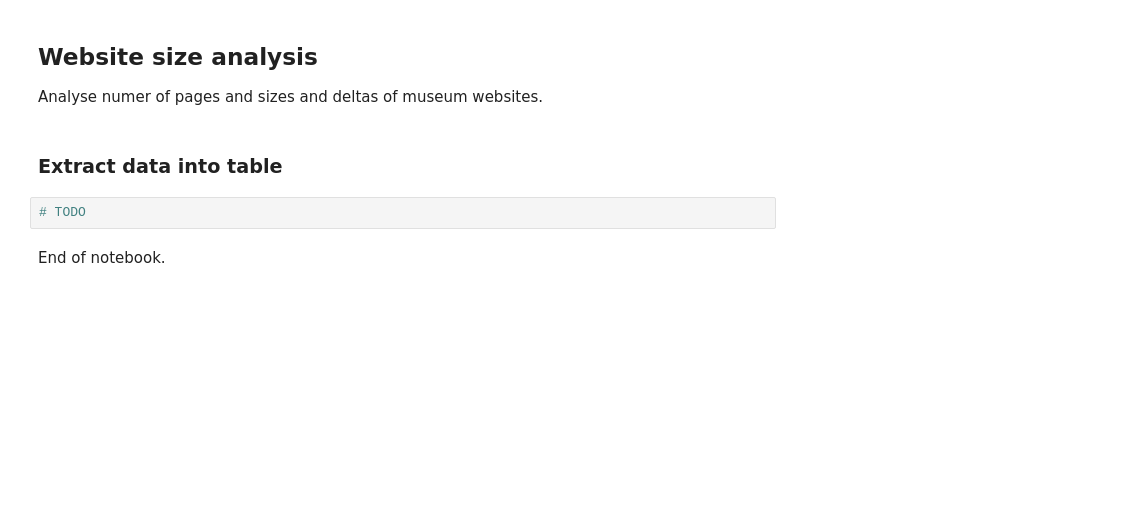
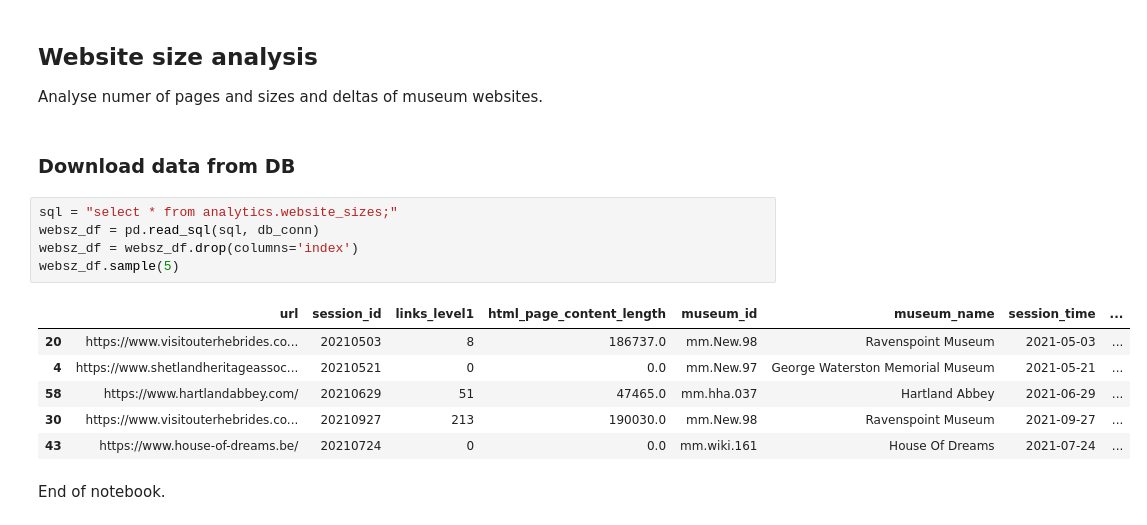
Before and after one commit to Birkbeck/museums-in-the-pandemic, a Jupyter notebook: mip/notebooks_py/02_extract_indicators.ipynb, the cells around one changed output. Saved outputs shown, nothing was run; the diff lists cells and outputs as text; blank space fills up the shorter version.

```diff
--- a/mip/notebooks_py/02_extract_indicators.ipynb
+++ b/mip/notebooks_py/02_extract_indicators.ipynb
@@ -978,9 +978,19 @@ plot_indic_small_mult_2vars ['indicator_code_merged', 'session_id', 'accreditati
 ## Website size analysis
 
 Analyse numer of pages and sizes and deltas of museum websites.
-# %% [markdown]
-### Extract data into table
-# %%
-# TODO
+# %% [markdown]
+### Download data from DB
+# %%
+sql = "select * from analytics.website_sizes;"
+websz_df = pd.read_sql(sql, db_conn)
+websz_df = websz_df.drop(columns='index')
+websz_df.sample(5)
+# %% [output]
+|  | url | session_id | links_level1 | html_page_content_length | museum_id | museum_name | session_time | ... |
+| 20 | https://www.visitouterhebrides.co... | 20210503 | 8 | 186737.0 | mm.New.98 | Ravenspoint Museum | 2021-05-03 | ... |
+| 4 | https://www.shetlandheritageassoc... | 20210521 | 0 | 0.0 | mm.New.97 | George Waterston Memorial Museum | 2021-05-21 | ... |
+| 58 | https://www.hartlandabbey.com/ | 20210629 | 51 | 47465.0 | mm.hha.037 | Hartland Abbey | 2021-06-29 | ... |
+| 30 | https://www.visitouterhebrides.co... | 20210927 | 213 | 190030.0 | mm.New.98 | Ravenspoint Museum | 2021-09-27 | ... |
+| 43 | https://www.house-of-dreams.be/ | 20210724 | 0 | 0.0 | mm.wiki.161 | House Of Dreams | 2021-07-24 | ... |
 # %% [markdown]
 End of notebook.
```
Also changed, not shown: 1 other file.
